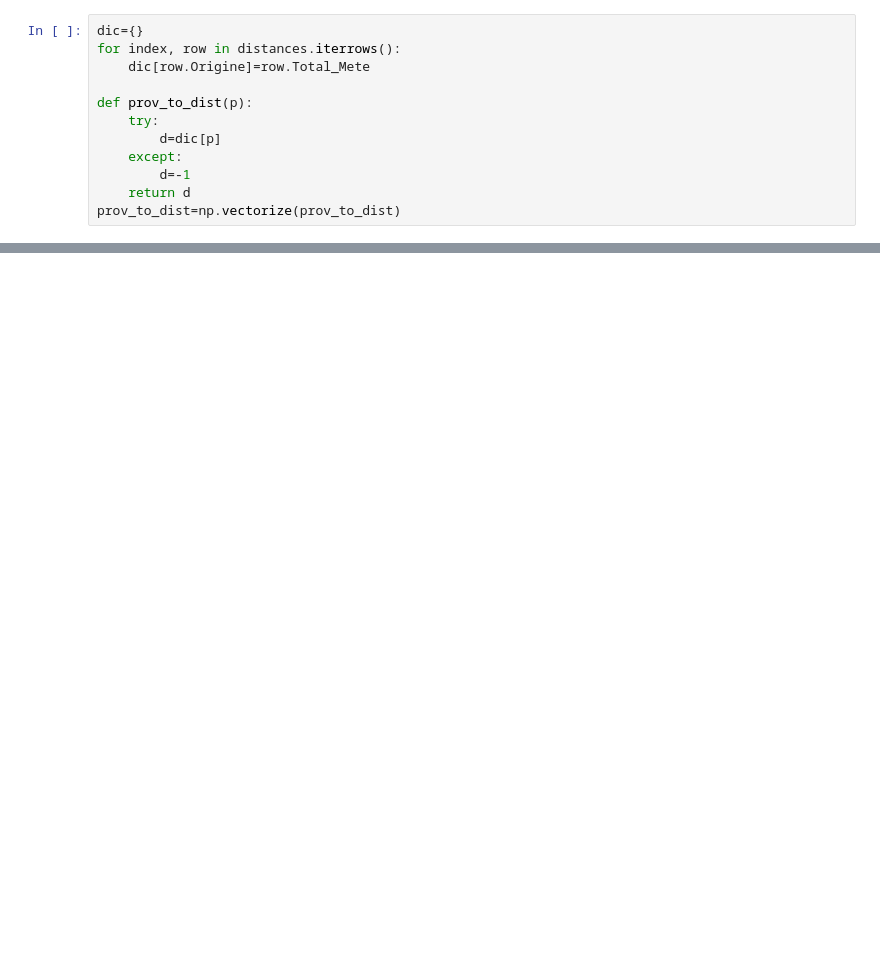
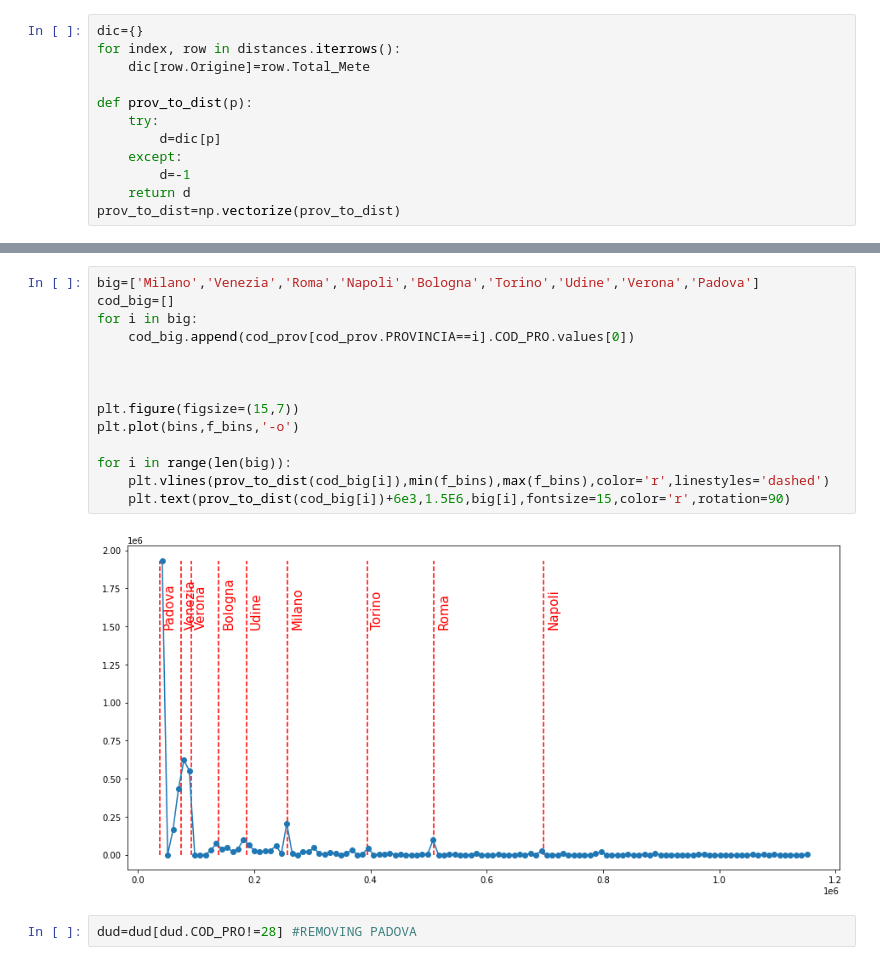
Before and after one commit to RMilock/LCP_projects_Y3, a Jupyter notebook: work.ipynb, the cells around one changed output, grey strips where cells are left out. Drawn from its saved outputs; the diff is of its cells as text; blank space fills up the shorter version.

```diff
--- a/work.ipynb
+++ b/work.ipynb
@@ -205,0 +119,18 @@ plt.vlines(prov_to_dist(cod_Roma),min(f_bins),max(f_bins),color='r')
+# %%
+big=['Milano','Venezia','Roma','Napoli','Bologna','Torino','Udine','Verona','Padova']
+cod_big=[]
+for i in big:
+    cod_big.append(cod_prov[cod_prov.PROVINCIA==i].COD_PRO.values[0])
+
+
+
+plt.figure(figsize=(15,7))
+plt.plot(bins,f_bins,'-o')
+
+for i in range(len(big)):
+    plt.vlines(prov_to_dist(cod_big[i]),min(f_bins),max(f_bins),color='r',linestyles='dashed')
+    plt.text(prov_to_dist(cod_big[i])+6e3,1.5E6,big[i],fontsize=15,color='r',rotation=90)
+# %% [output]
+[figure, added]
+# %%
+dud=dud[dud.COD_PRO!=28] #REMOVING PADOVA
```
Also changed, not shown: parts of 19 cells of this notebook.
